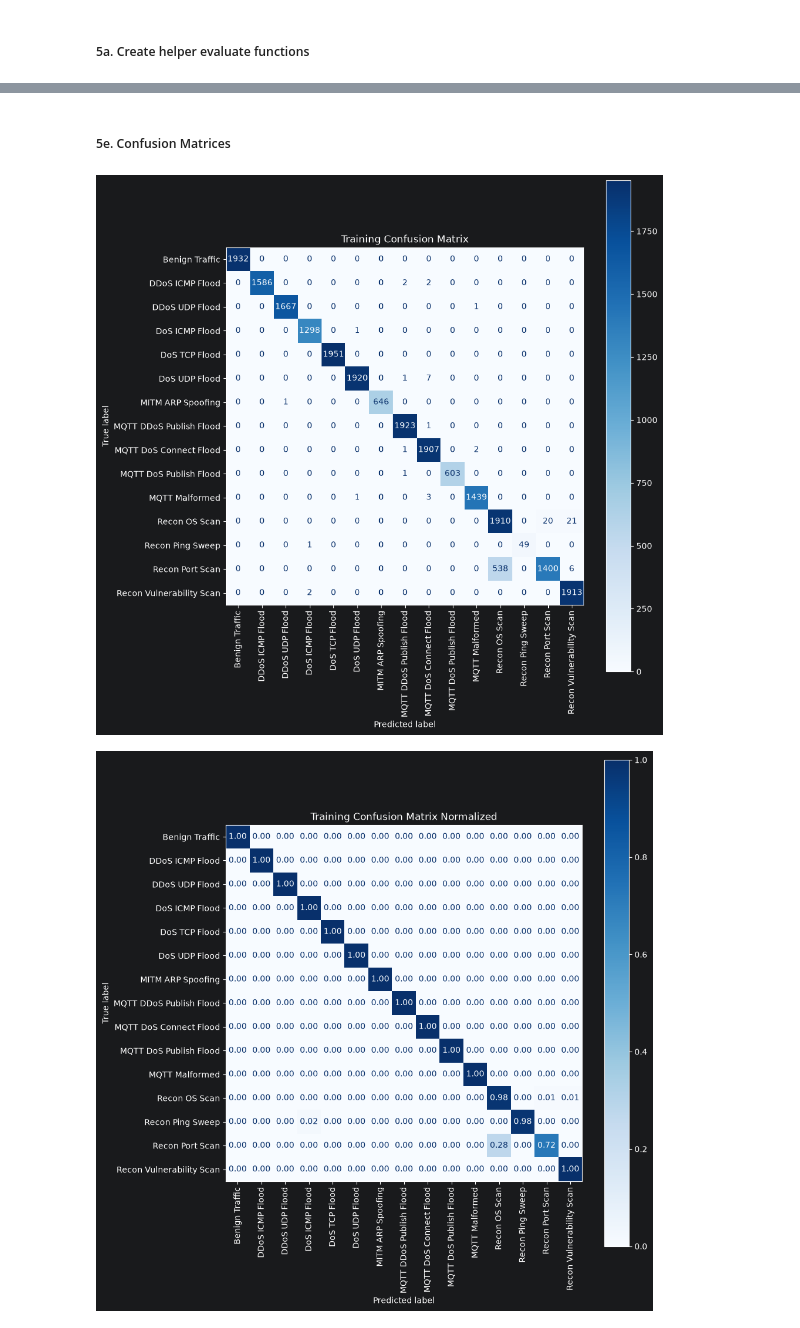
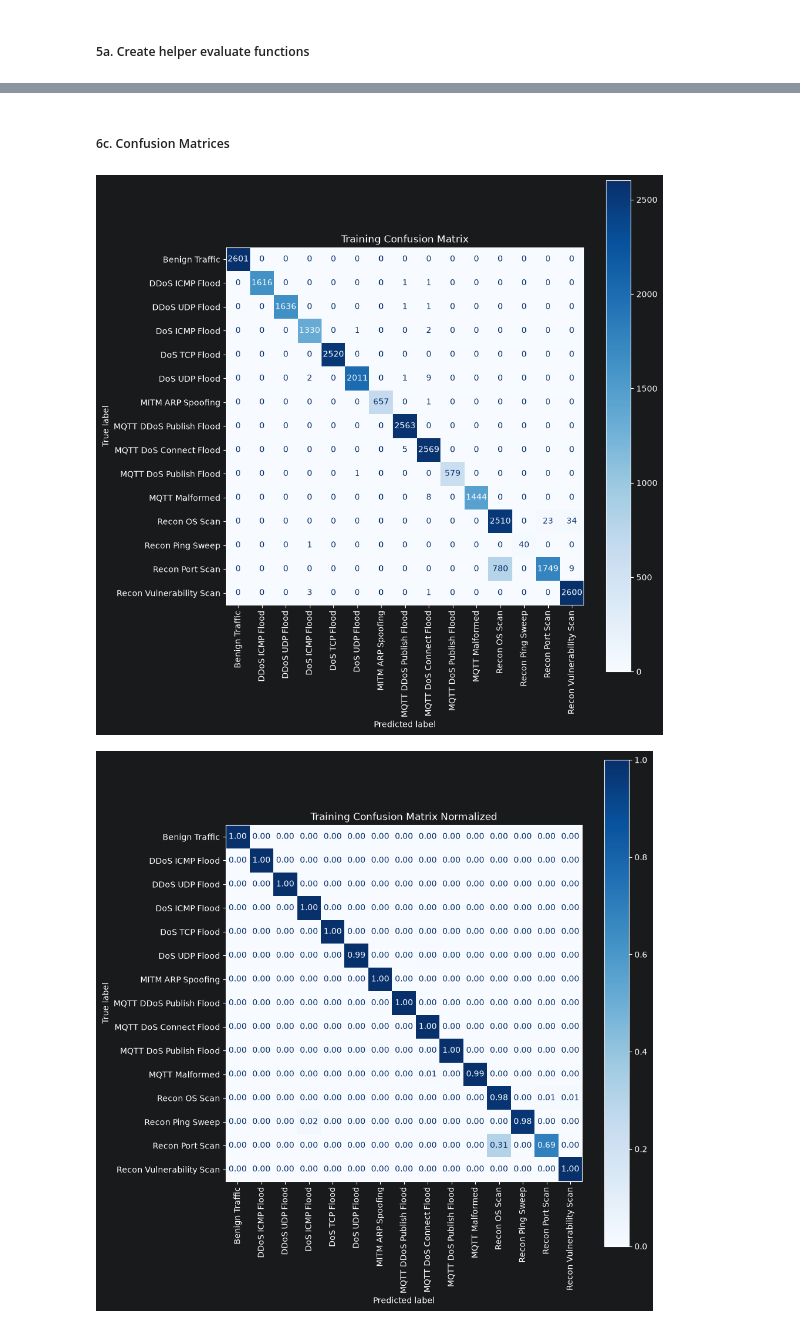
Before and after one commit to Highlighter56/NetworkTrafficClassifier, a Jupyter notebook: notebooks/rndfor_scikit.ipynb, the cells around one changed output, grey strips where cells are left out. Drawn from its saved outputs; the diff is of its cells as text; code cells hidden in the pictures.

Commit message:
added GridSearchCV to RandomForest notebook

```diff
--- a/notebooks/rndfor_scikit.ipynb
+++ b/notebooks/rndfor_scikit.ipynb
@@ -272,2 +299,6 @@ def plot_confusion_matrix_norm(model, features_data, targets_data, title="Confus
 # %%
+# split for hold-out validation
 X_train, X_val, Y_train, Y_val = train_test_split(features_train, targets_train, test_size=0.2, random_state=7, shuffle=True)
+
+# split for GridSearchCV, stratify=Y_train maintains class proportions
+X_train_param, X_val_param, Y_train_param, Y_val_param = train_test_split(X_train, Y_train, test_size=0.2, random_state=7, shuffle=True, stratify=Y_train)
@@ -280,0 +344,17 @@ model_holdout = Pipeline(steps=[
+# %%
+import warnings
+from sklearn.exceptions import UndefinedMetricWarning
+
+warnings.filterwarnings("ignore", category=UndefinedMetricWarning)
+
+
+grid_search = GridSearchCV(
+    estimator=model_holdout,
+    param_grid=param_grid,
+    scoring=scoring_param,
+    cv=holdout_cv,
+    n_jobs=-1,
+    verbose=1,
+    return_train_score=True,
+    refit="f1_macro"
+)
@@ -280,0 +363,7 @@ model_holdout = Pipeline(steps=[
+# %%
+grid_search.fit(X_combined, Y_combined)
+
+print("Best Parameters:")
+print(grid_search.best_params_)
+print("Best Validation Macro F1:")
+print(grid_search.best_score_)
@@ -283,9 +409,11 @@ model_holdout = Pipeline(steps=[
 # %%
-model_holdout.fit(X_train, Y_train)
+best_model = clone(model_holdout).set_params(**grid_search.best_params_)
+
+best_model.fit(X_train, Y_train)
 
 holdout_scores = pandas.DataFrame({
-    "Train": evaluate(model_holdout, X_train, Y_train),
-    "Validation": evaluate(model_holdout, X_val, Y_val),
+    "Train": evaluate(best_model, X_train, Y_train),
+    "Validation": evaluate(best_model, X_val, Y_val),
 }).T
 holdout_scores
 # %% [output]
@@ -339,33 +467,33 @@ holdout_report_val
 # %% [markdown]
-##### 5e. Confusion Matrices
+##### 6c. Confusion Matrices
 # %%
 train_cm = plot_confusion_matrix(
-    model_holdout,
+    best_model,
     X_train,
     Y_train,
     title="Training Confusion Matrix"
 )
 
 train_cm_norm = plot_confusion_matrix_norm(
-    model_holdout,
+    best_model,
     X_train,
     Y_train,
     title="Training Confusion Matrix Normalized"
 )
 
 val_cm = plot_confusion_matrix(
-    model_holdout,
+    best_model,
     X_val,
     Y_val,
     title="Validation Confusion Matrix"
 )
 
 val_cm_norm = plot_confusion_matrix_norm(
-    model_holdout,
+    best_model,
     X_val,
     Y_val,
     title="Validation Confusion Matrix Normalized"
 )
 # %% [output]
-[figure, old version]
+[figure, new version]
 [figure]
```
Also changed, not shown: parts of 33 cells of this notebook.
